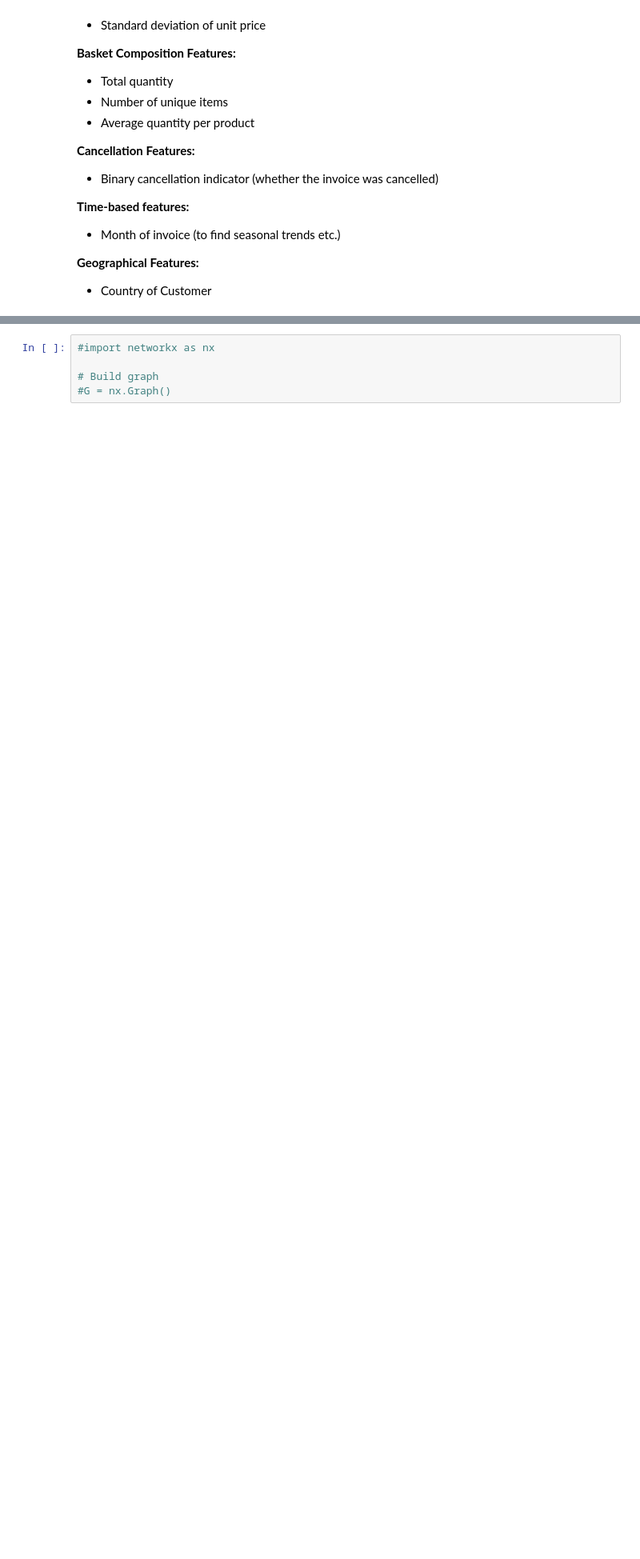
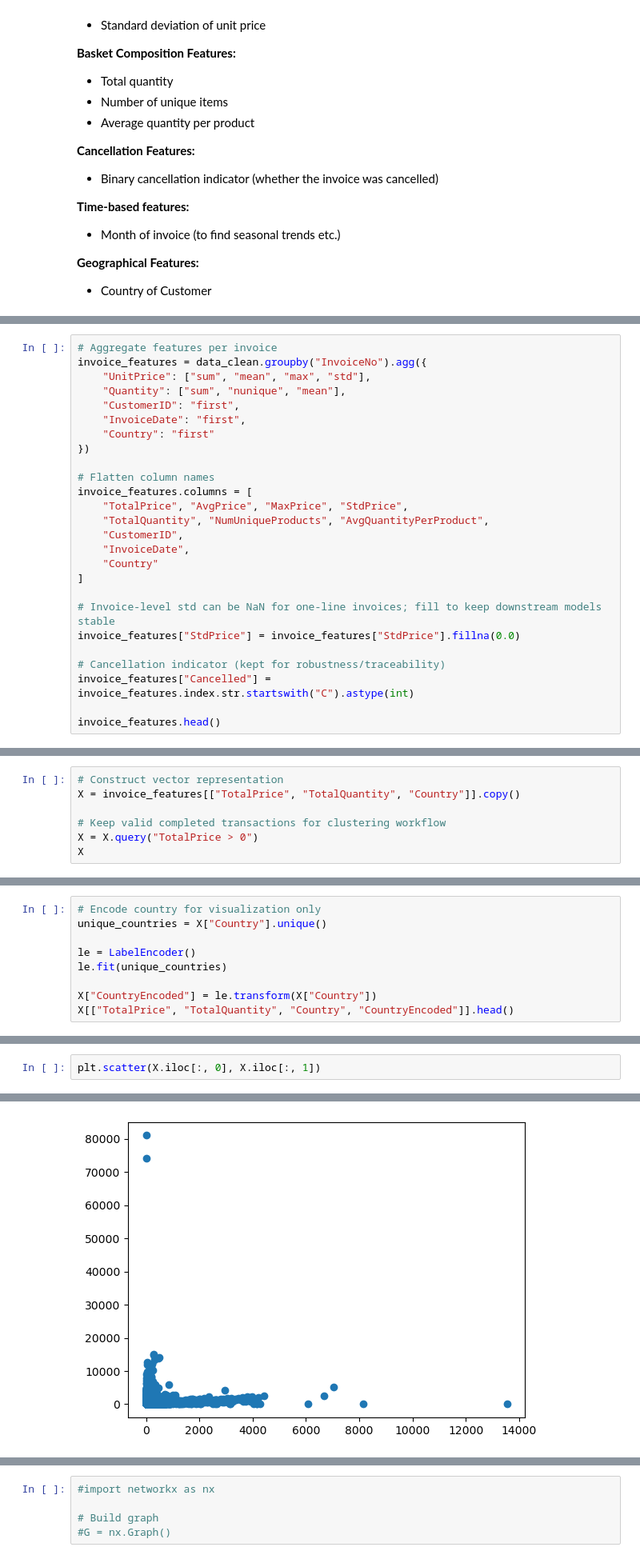
Before and after one commit to NouRALsaidD/data_mining_2026, a Jupyter notebook: data_mining_project_template.ipynb, the cells around one changed output, grey strips where cells are left out. Shown at 80% size. Cells and saved outputs as stored; diff of their text form; blank space fills up the shorter version.

```diff
--- a/data_mining_project_template.ipynb
+++ b/data_mining_project_template.ipynb
@@ -445,0 +390,26 @@ Text(0, 0.5, 'total UnitPrice')
+# %%
+# Aggregate features per invoice
+invoice_features = data_clean.groupby("InvoiceNo").agg({
+    "UnitPrice": ["sum", "mean", "max", "std"],
+    "Quantity": ["sum", "nunique", "mean"],
+    "CustomerID": "first",
+    "InvoiceDate": "first",
+    "Country": "first"
+})
+
+# Flatten column names
+invoice_features.columns = [
+    "TotalPrice", "AvgPrice", "MaxPrice", "StdPrice",
+    "TotalQuantity", "NumUniqueProducts", "AvgQuantityPerProduct",
+    "CustomerID",
+    "InvoiceDate",
+    "Country"
+]
+
+# Invoice-level std can be NaN for one-line invoices; fill to keep downstream models stable
+invoice_features["StdPrice"] = invoice_features["StdPrice"].fillna(0.0)
+
+# Cancellation indicator (kept for robustness/traceability)
+invoice_features["Cancelled"] = invoice_features.index.str.startswith("C").astype(int)
+
+invoice_features.head()
@@ -445,0 +453,7 @@ Text(0, 0.5, 'total UnitPrice')
+# %%
+# Construct vector representation
+X = invoice_features[["TotalPrice", "TotalQuantity", "Country"]].copy()
+
+# Keep valid completed transactions for clustering workflow
+X = X.query("TotalPrice > 0")
+X
@@ -445,0 +475,9 @@ Text(0, 0.5, 'total UnitPrice')
+# %%
+# Encode country for visualization only
+unique_countries = X["Country"].unique()
+
+le = LabelEncoder()
+le.fit(unique_countries)
+
+X["CountryEncoded"] = le.transform(X["Country"])
+X[["TotalPrice", "TotalQuantity", "Country", "CountryEncoded"]].head()
@@ -445,0 +499,3 @@ Text(0, 0.5, 'total UnitPrice')
+# %%
+plt.scatter(X.iloc[:, 0], X.iloc[:, 1])
+# %% [output]
@@ -445,0 +503 @@ Text(0, 0.5, 'total UnitPrice')
+[figure, added]
```
Also changed, not shown: parts of 78 cells of this notebook.
